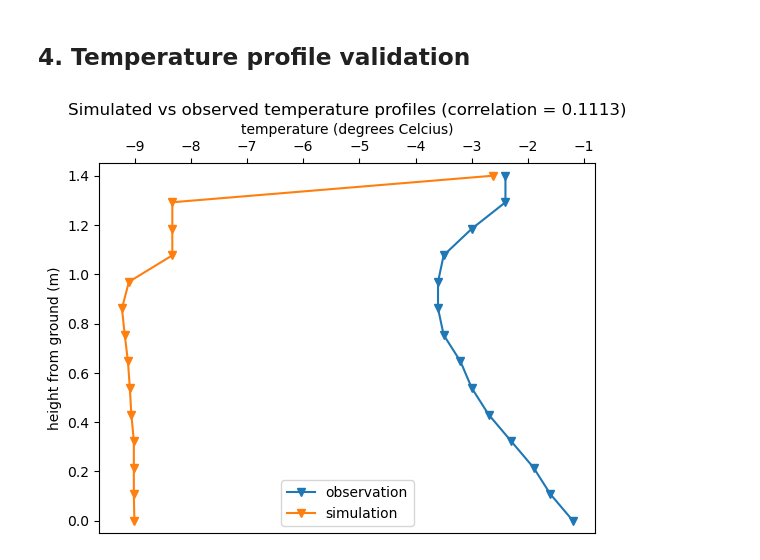
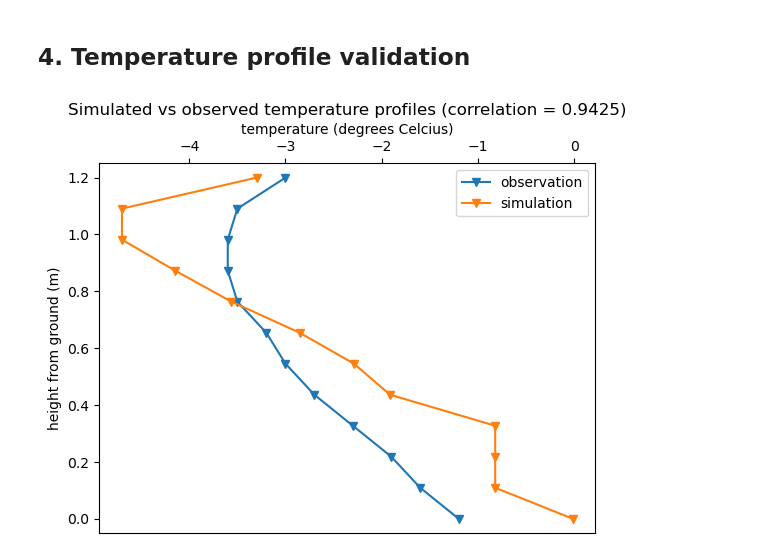
Before and after one commit to Mathilde-Bnt/MB_little_awk, a Jupyter notebook: finalized/14-Validation.ipynb, the cells around one changed output. Saved outputs shown, nothing was run; the diff lists cells and outputs as text; code cells hidden in the pictures.

```diff
--- a/finalized/14-Validation.ipynb
+++ b/finalized/14-Validation.ipynb
@@ -135,6 +135,9 @@ This will be done by eye simply, most probably. Suggestions of what could be use
 # Plot observed vs simulated density profiles
 
 # Get profiles and correlation
+
+observed_ro_profile.pop()
+observed_ro_profile.pop()
 
 # bottom_depth_ro = round( (len(observed_ro_profile)-1) * sampling_length, 1 )
 simulated_ro_profile = density_profile(bottom_depth_ro, sampling_length, depth_evolution[-1], ro_layer_evolution[-1])
@@ -201,6 +204,9 @@ if save_text_results:
 # Plot observed vs simulated temperature profiles
 
 # Get profiles and correlation
+
+observed_temp_profile.pop()
+observed_temp_profile.pop()
 
 # bottom_depth_temp = round( (len(observed_temp_profile)-1) * sampling_length, 1 )
 simulated_temp_profile = temp_profile(bottom_depth_temp, sampling_length, depth_evolution[-1], temperature_evolution[-1])    #from bottom up
@@ -212,34 +218,34 @@ correlation_temp = p_correl_measure(simulated_temp_profile, observed_temp_profil
 
 # Create figure
 
 fig = plt.figure()
 ax = fig.add_subplot()
 
 if start_from_top:
     depths_array = np.linspace(0, -bottom_depth_temp, len(observed_temp_profile))
     ax.plot(list(reversed(observed_temp_profile)), depths_array, marker='v', label='observation')
     ax.plot(list(reversed(simulated_temp_profile)), depths_array, marker='v', label='simulation')
 else:
     depths_array = np.linspace(bottom_depth_temp, bottom_depth_temp+len(observed_temp_profile)*sampling_length, len(observed_temp_profile))
     ax.plot(list(observed_temp_profile), depths_array, marker='v', label='observation')
     ax.plot(list(simulated_temp_profile), depths_array, marker='v', label='simulation')
 
 ax.set_xlabel('temperature (degrees Celcius)')
 ax.xaxis.tick_top()
 ax.xaxis.set_label_position('top')
 
 if start_from_top:
     ax.set_ylim(-bottom_depth_temp-sampling_length/2, sampling_length/2)
     ax.set_ylabel('depth from surface (m)')
 else:
     ax.set_ylim(bottom_depth_temp-sampling_length/2, bottom_depth_temp + len(observed_temp_profile)*sampling_length + sampling_length/2)
     ax.set_ylabel('height from ground (m)')
 
 plt.title('Simulated vs observed temperature profiles (correlation = ' + str(round(correlation_temp, 4)) + ')')
 plt.legend()
 plt.show()
 # %% [output]
-[figure, old version]
+[figure, new version]
 # %%
 if save_figures:
     fig.savefig(directory_to_save_figs_in + fig_name_2, bbox_inches = 'tight')
```
Also changed, not shown: parts of 3 cells of this notebook, 4 other files.
